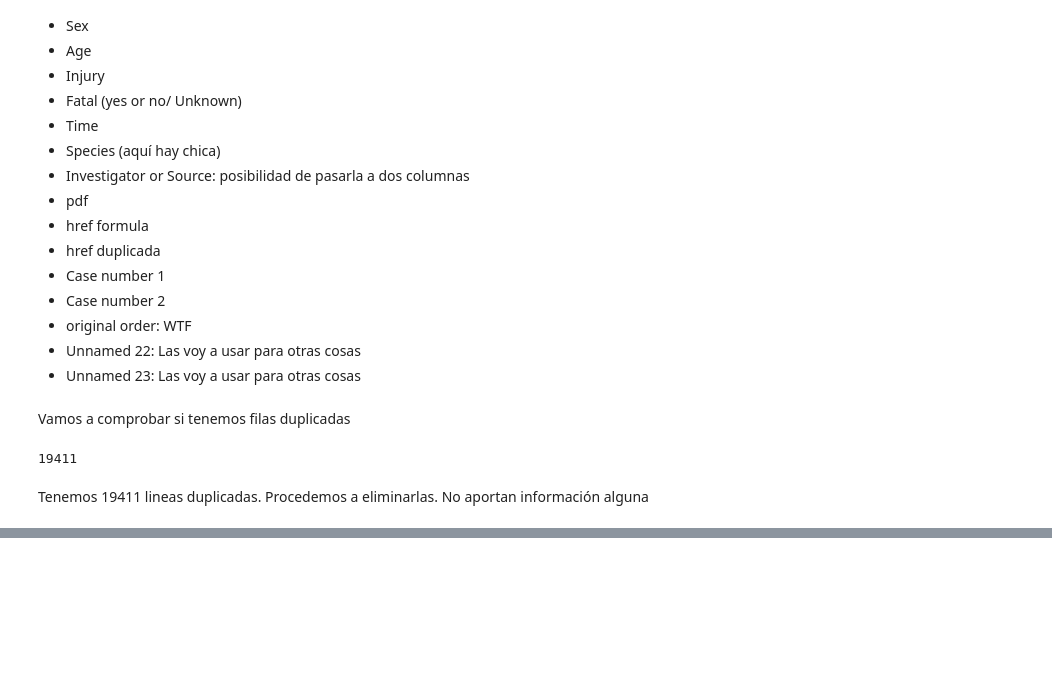
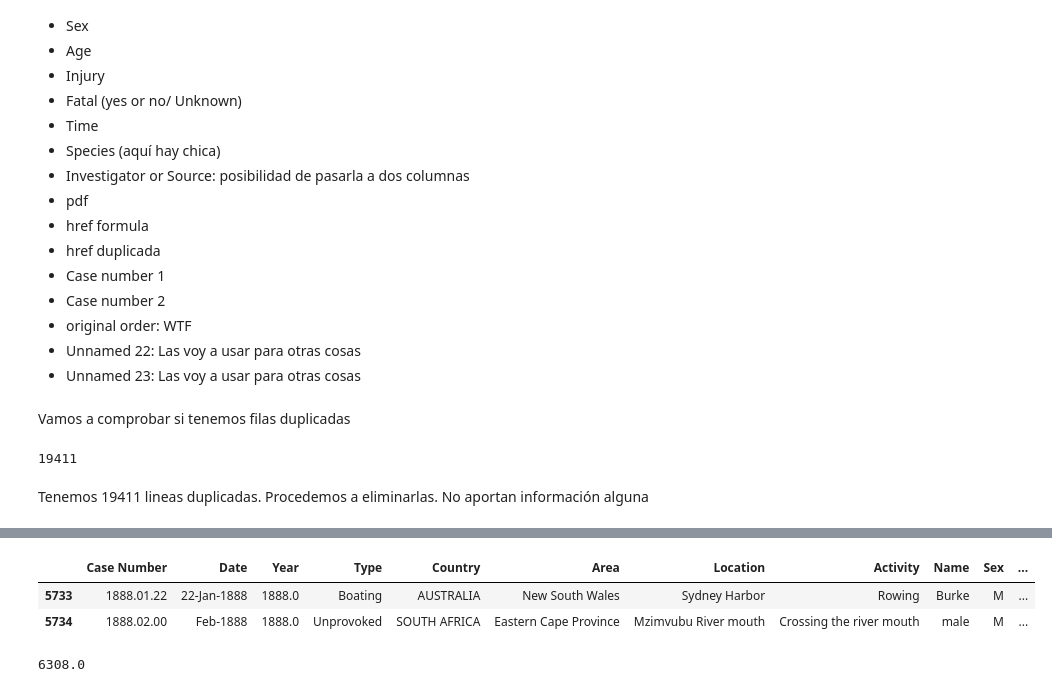
Before and after one commit to gusavato/1_IRONHACK_Sharks, a Jupyter notebook: jupyter/main.ipynb, the cells around one changed output, grey strips where cells are left out. Saved outputs shown, nothing was run; the diff lists cells and outputs as text; code cells hidden in the pictures; blank space fills up the shorter version.

```diff
--- a/jupyter/main.ipynb
+++ b/jupyter/main.ipynb
@@ -128,0 +198,10 @@ sharks[(sharks['Unnamed: 22'].notna()) | sharks['Unnamed: 23'].notna() ]
+# %%
+sharks[sharks['original order']==569]
+# %% [output]
+|  | Case Number | Date | Year | Type | Country | Area | Location | Activity | Name | Sex | ... |
+| 5733 | 1888.01.22 | 22-Jan-1888 | 1888.0 | Boating | AUSTRALIA | New South Wales | Sydney Harbor | Rowing | Burke | M | ... |
+| 5734 | 1888.02.00 | Feb-1888 | 1888.0 | Unprovoked | SOUTH AFRICA | Eastern Cape Province | Mzimvubu River mouth | Crossing the river mouth | male | M | ... |
+# %%
+sharks['original order'].max() - sharks['original order'].min()
+# %% [output]
+6308.0
```
Also changed, not shown: parts of 28 cells of this notebook, 1 other file.
